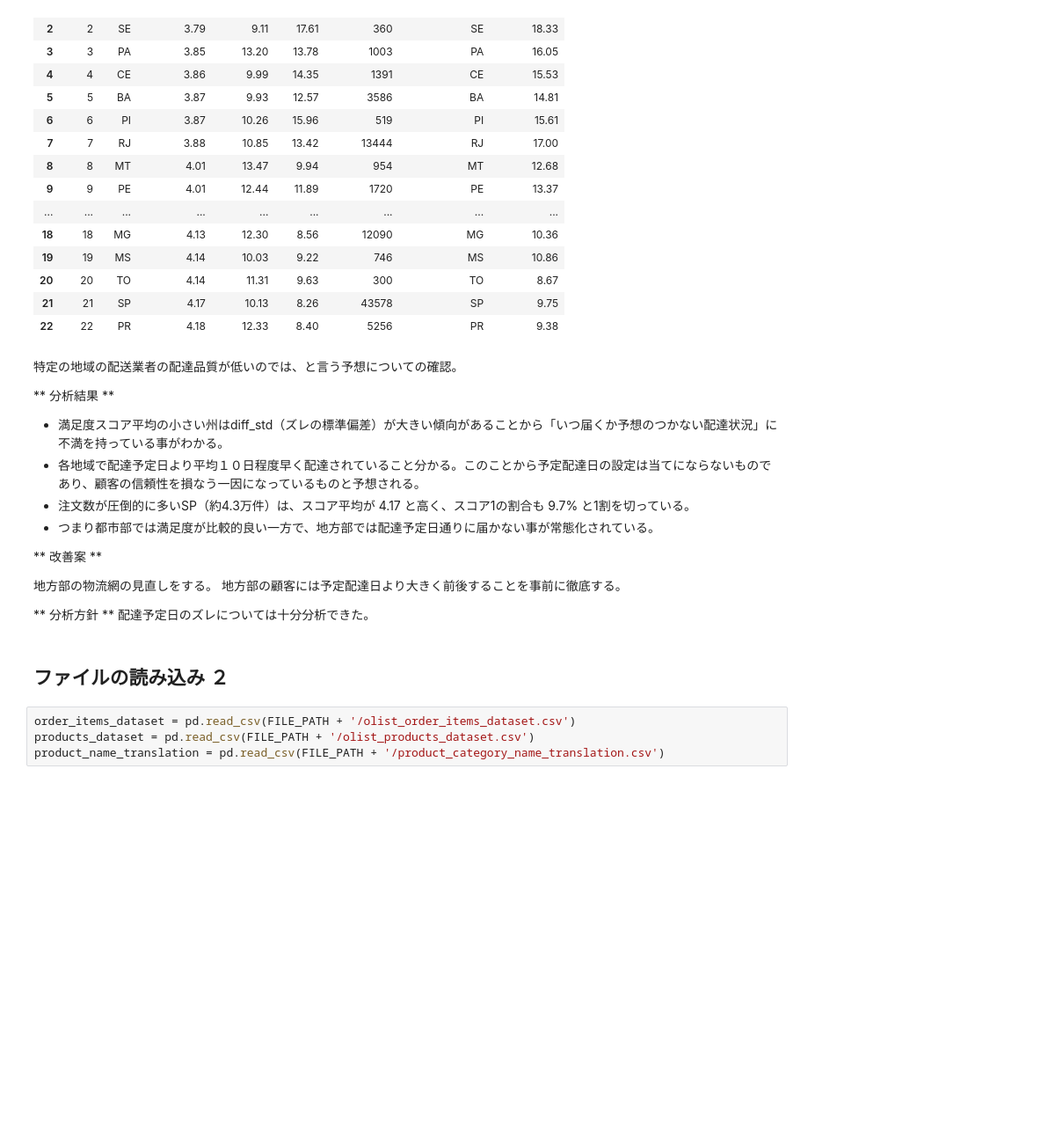
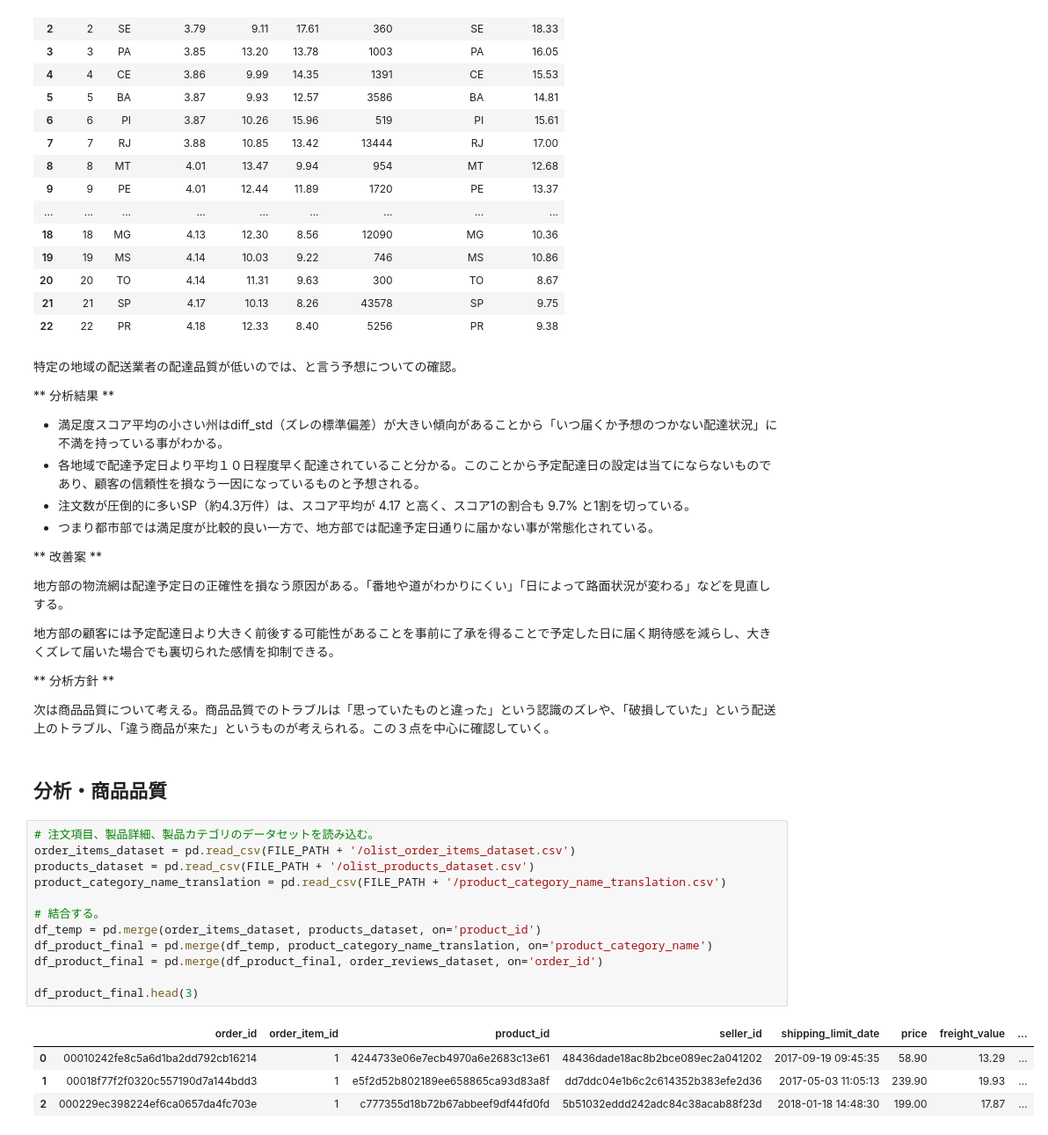
Before and after one commit to kanebako-s/olist-data-analysis, a Jupyter notebook: Kaggle_Olist_analysis.ipynb, the cells around one changed output. Shown at 88% size. Cells and saved outputs as stored; diff of their text form; blank space fills up the shorter version.

```diff
--- a/Kaggle_Olist_analysis.ipynb
+++ b/Kaggle_Olist_analysis.ipynb
@@ -377,14 +381,29 @@ worst_rate_state.reset_index().head(23)
 
 ** 改善案 **
 
-地方部の物流網の見直しをする。
-地方部の顧客には予定配達日より大きく前後することを事前に徹底する。
+地方部の物流網は配達予定日の正確性を損なう原因がある。「番地や道がわかりにくい」「日によって路面状況が変わる」などを見直しする。
+
+地方部の顧客には予定配達日より大きく前後する可能性があることを事前に了承を得ることで予定した日に届く期待感を減らし、大きくズレて届いた場合でも裏切られた感情を抑制できる。
 
 ** 分析方針 **
-配達予定日のズレについては十分分析できた。
+
+次は商品品質について考える。商品品質でのトラブルは「思っていたものと違った」という認識のズレや、「破損していた」という配送上のトラブル、「違う商品が来た」というものが考えられる。この３点を中心に確認していく。
-# %% [markdown]
-## ファイルの読み込み ２
+# %% [markdown]
+## 分析・商品品質
 # %%
+# 注文項目、製品詳細、製品カテゴリのデータセットを読み込む。
 order_items_dataset = pd.read_csv(FILE_PATH + '/olist_order_items_dataset.csv')
 products_dataset = pd.read_csv(FILE_PATH + '/olist_products_dataset.csv')
-product_name_translation = pd.read_csv(FILE_PATH + '/product_category_name_translation.csv')
+product_category_name_translation = pd.read_csv(FILE_PATH + '/product_category_name_translation.csv')
+
+# 結合する。
+df_temp = pd.merge(order_items_dataset, products_dataset, on='product_id')
+df_product_final = pd.merge(df_temp, product_category_name_translation, on='product_category_name')
+df_product_final = pd.merge(df_product_final, order_reviews_dataset, on='order_id')
+
+df_product_final.head(3)
+# %% [output]
+|  | order_id | order_item_id | product_id | seller_id | shipping_limit_date | price | freight_value | ... |
+| 0 | 00010242fe8c5a6d1ba2dd792cb16214 | 1 | 4244733e06e7ecb4970a6e2683c13e61 | 48436dade18ac8b2bce089ec2a041202 | 2017-09-19 09:45:35 | 58.90 | 13.29 | ... |
+| 1 | 00018f77f2f0320c557190d7a144bdd3 | 1 | e5f2d52b802189ee658865ca93d83a8f | dd7ddc04e1b6c2c614352b383efe2d36 | 2017-05-03 11:05:13 | 239.90 | 19.93 | ... |
+| 2 | 000229ec398224ef6ca0657da4fc703e | 1 | c777355d18b72b67abbeef9df44fd0fd | 5b51032eddd242adc84c38acab88f23d | 2018-01-18 14:48:30 | 199.00 | 17.87 | ... |
```
Also changed, not shown: parts of 28 cells of this notebook.
